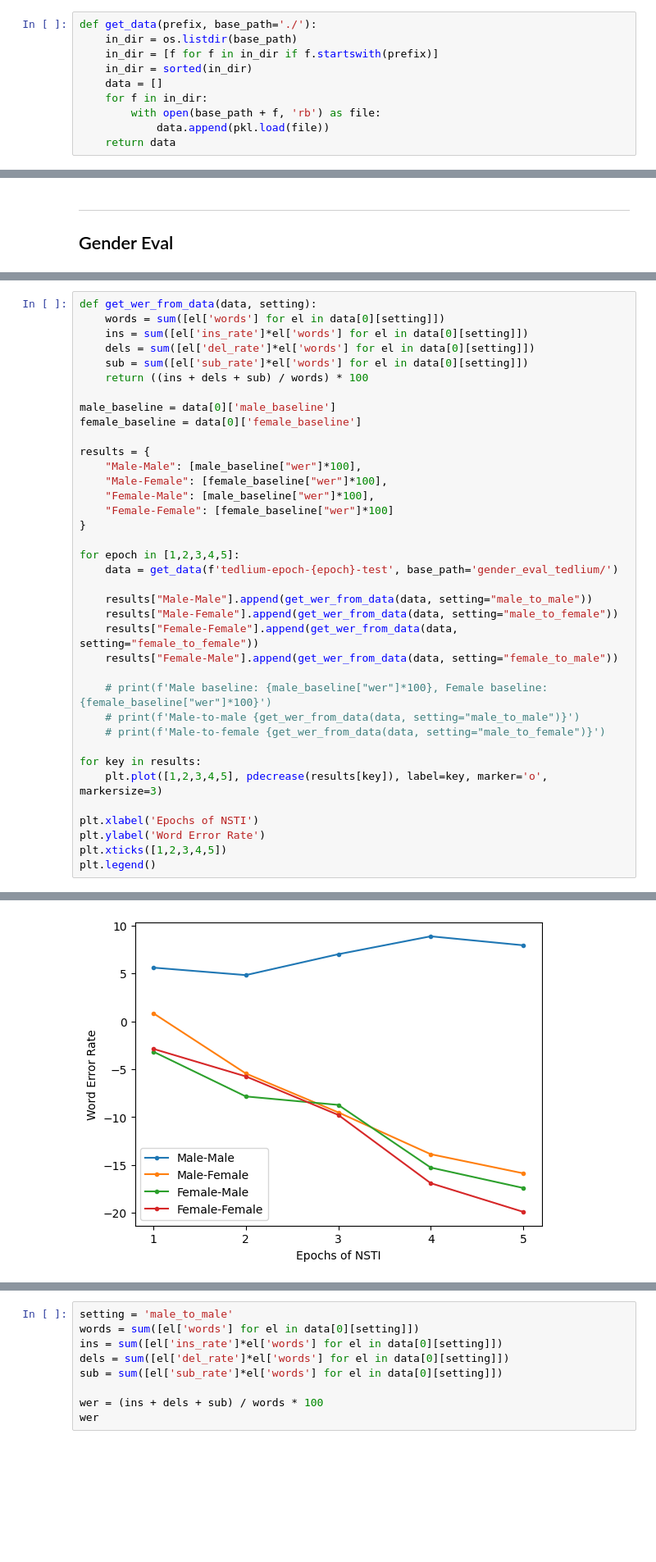
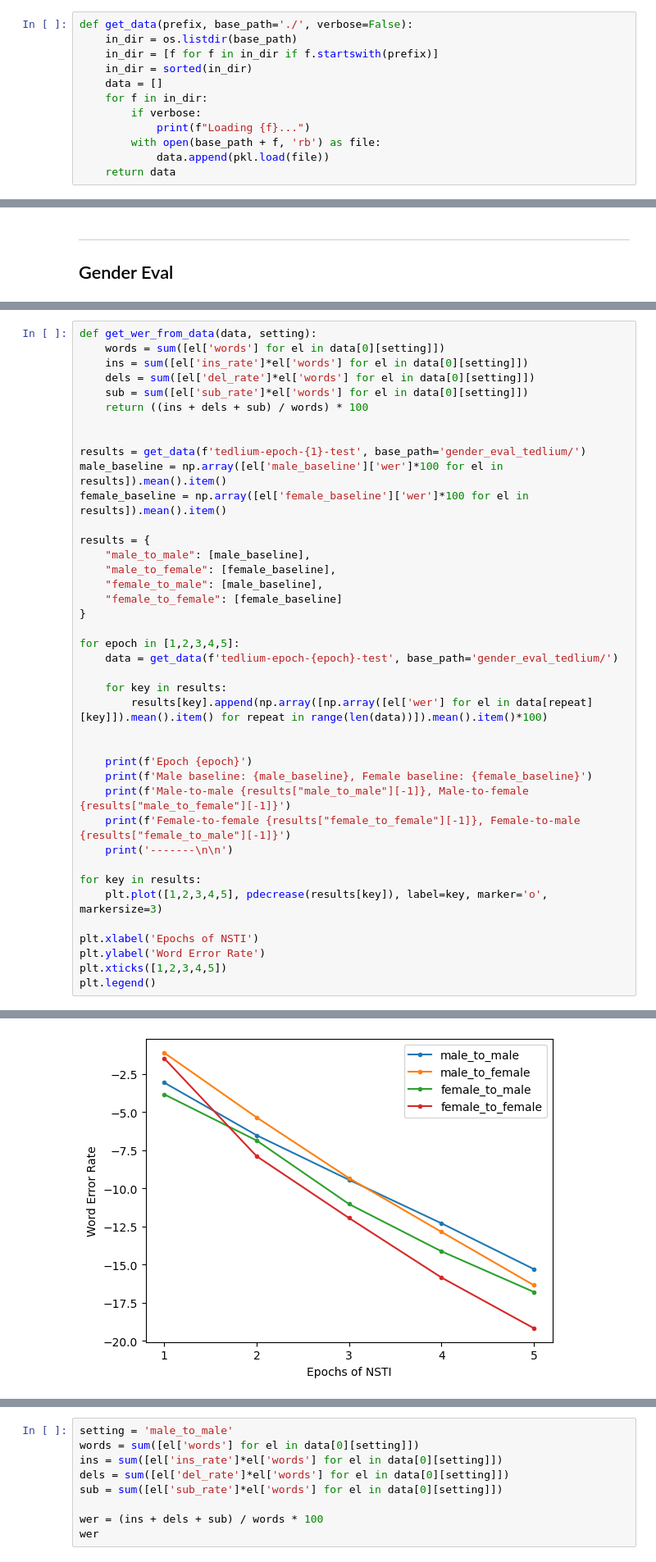
Before and after one commit to robflynnyh/dynamic-asr-eval, a Jupyter notebook: lcasr/results/eval.ipynb, the cells around one changed output, grey strips where cells are left out. Shown at 82% size. Cells and saved outputs as stored; diff of their text form; blank space fills up the shorter version.

Commit message:
new evals

```diff
--- a/lcasr/results/eval.ipynb
+++ b/lcasr/results/eval.ipynb
@@ -5,12 +5,14 @@ import os
 import torch, lcasr
 import matplotlib.pyplot as plt
 # %%
-def get_data(prefix, base_path='./'):
+def get_data(prefix, base_path='./', verbose=False):
     in_dir = os.listdir(base_path)
     in_dir = [f for f in in_dir if f.startswith(prefix)]
     in_dir = sorted(in_dir)
     data = []
     for f in in_dir:
+        if verbose:
+            print(f"Loading {f}...")
         with open(base_path + f, 'rb') as file:
             data.append(pkl.load(file))
     return data
@@ -551,27 +570,30 @@ def get_wer_from_data(data, setting):
     sub = sum([el['sub_rate']*el['words'] for el in data[0][setting]])
     return ((ins + dels + sub) / words) * 100
 
-male_baseline = data[0]['male_baseline']
-female_baseline = data[0]['female_baseline']
+
+results = get_data(f'tedlium-epoch-{1}-test', base_path='gender_eval_tedlium/')
+male_baseline = np.array([el['male_baseline']['wer']*100 for el in results]).mean().item()
+female_baseline = np.array([el['female_baseline']['wer']*100 for el in results]).mean().item()
 
 results = {
-    "Male-Male": [male_baseline["wer"]*100],
-    "Male-Female": [female_baseline["wer"]*100],
-    "Female-Male": [male_baseline["wer"]*100],
-    "Female-Female": [female_baseline["wer"]*100]
+    "male_to_male": [male_baseline],
+    "male_to_female": [female_baseline],
+    "female_to_male": [male_baseline],
+    "female_to_female": [female_baseline]
 }
 
 for epoch in [1,2,3,4,5]:
     data = get_data(f'tedlium-epoch-{epoch}-test', base_path='gender_eval_tedlium/')
 
-    results["Male-Male"].append(get_wer_from_data(data, setting="male_to_male"))
-    results["Male-Female"].append(get_wer_from_data(data, setting="male_to_female"))
-    results["Female-Female"].append(get_wer_from_data(data, setting="female_to_female"))
-    results["Female-Male"].append(get_wer_from_data(data, setting="female_to_male"))
+    for key in results:
+        results[key].append(np.array([np.array([el['wer'] for el in data[repeat][key]]).mean().item() for repeat in range(len(data))]).mean().item()*100)
 
-    # print(f'Male baseline: {male_baseline["wer"]*100}, Female baseline: {female_baseline["wer"]*100}')
-    # print(f'Male-to-male {get_wer_from_data(data, setting="male_to_male")}')
-    # print(f'Male-to-female {get_wer_from_data(data, setting="male_to_female")}')
+
+    print(f'Epoch {epoch}')
+    print(f'Male baseline: {male_baseline}, Female baseline: {female_baseline}')
+    print(f'Male-to-male {results["male_to_male"][-1]}, Male-to-female {results["male_to_female"][-1]}')
+    print(f'Female-to-female {results["female_to_female"][-1]}, Female-to-male {results["female_to_male"][-1]}')
+    print('-------\n\n')
 
 for key in results:
     plt.plot([1,2,3,4,5], pdecrease(results[key]), label=key, marker='o', markersize=3)
@@ -585 +624 @@ plt.legend()
-[figure, old version]
+[figure, new version]
```
Also changed, not shown: parts of 10 cells of this notebook, 13 other files.
